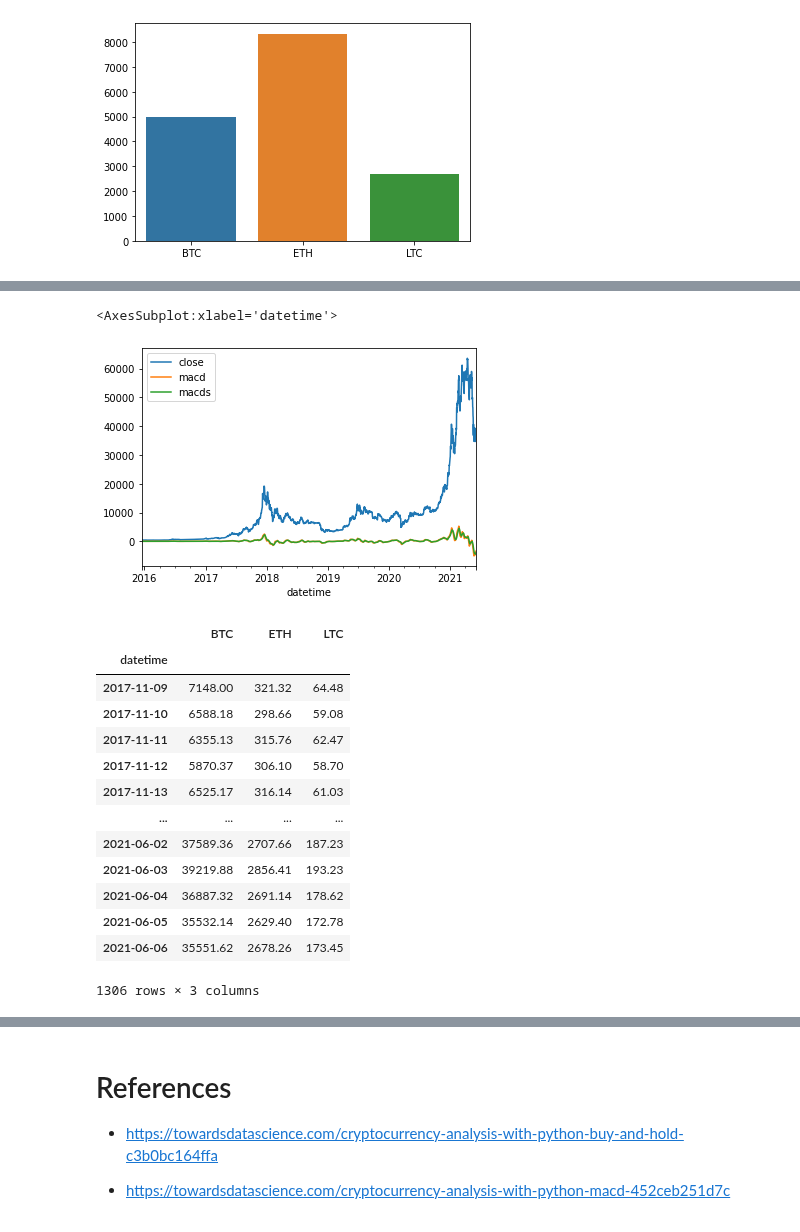
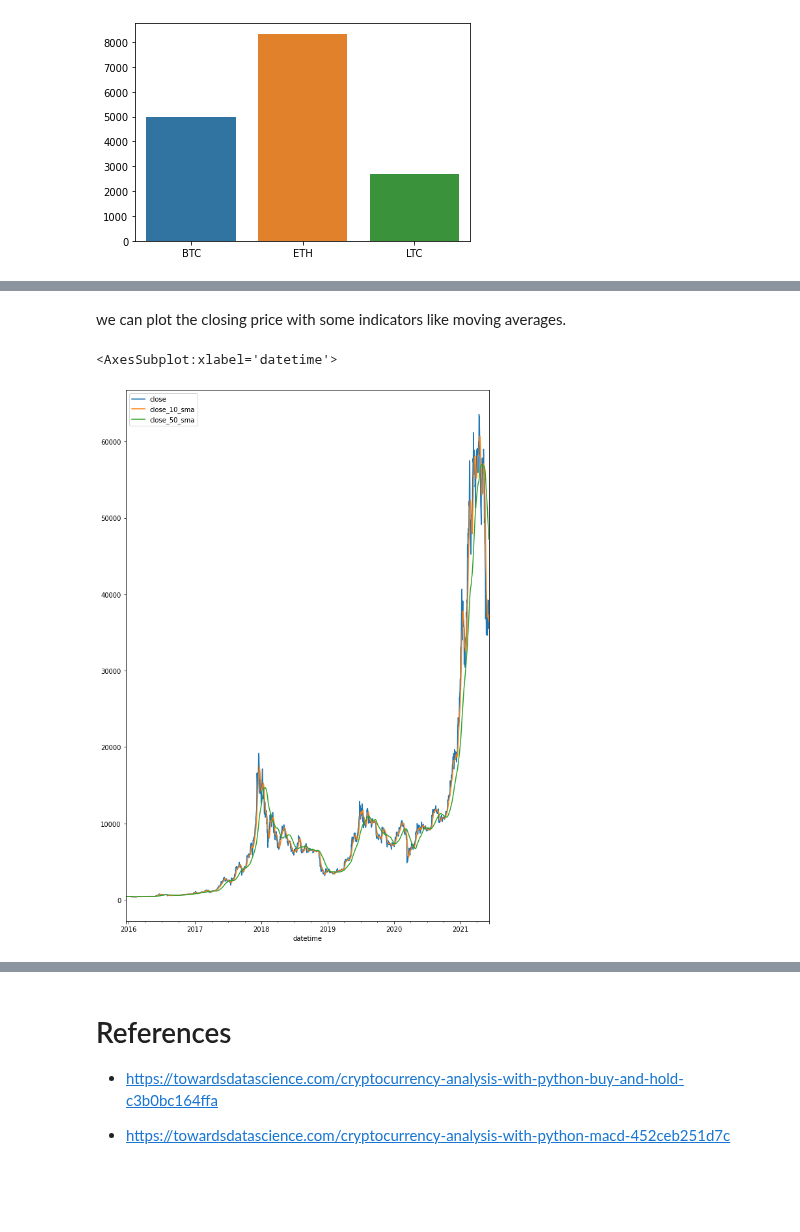
Before and after one commit to mblackstock/ds1-analytics, a Jupyter notebook: 6-crypto.ipynb, the cells around one changed output, grey strips where cells are left out. Saved outputs shown, nothing was run; the diff lists cells and outputs as text; code cells hidden in the pictures; blank space fills up the shorter version.

```diff
--- a/6-crypto.ipynb
+++ b/6-crypto.ipynb
@@ -565,6 +572,8 @@ You should consider upgrading via the '/Users/mike/.virtualenvs/ds1-analytics/bi
 # %%
 from stockstats import StockDataFrame
+
+# wrap dataframe
 df_btc = StockDataFrame.retype(df_btc)
-df_btc['macd'] = df_btc.get('macd') # calculate MACD
-df_btc.tail()
+
+df_btc[["macd","close_7_sma"]]
 # %% [output]
@@ -578,22 +594,7 @@ df_btc.tail()
+# %% [markdown]
+we can plot the closing price with some indicators like moving averages.
 # %%
-df_btc[['close','macd', 'macds']].plot()
+df_btc[['close','close_10_sma', 'close_50_sma']].plot(figsize=(10,15))
 # %% [output]
 <AxesSubplot:xlabel='datetime'>
-[figure, old version]
+[figure, new version]
-# %%
-df
-# %% [output]
-|  | BTC | ETH | LTC |
-| datetime |  |  |  |
-| 2017-11-09 | 7148.00 | 321.32 | 64.48 |
-| 2017-11-10 | 6588.18 | 298.66 | 59.08 |
-| 2017-11-11 | 6355.13 | 315.76 | 62.47 |
-| 2017-11-12 | 5870.37 | 306.10 | 58.70 |
-| 2017-11-13 | 6525.17 | 316.14 | 61.03 |
-| ... | ... | ... | ... |
-| 2021-06-02 | 37589.36 | 2707.66 | 187.23 |
-| 2021-06-03 | 39219.88 | 2856.41 | 193.23 |
-| 2021-06-04 | 36887.32 | 2691.14 | 178.62 |
-| 2021-06-05 | 35532.14 | 2629.40 | 172.78 |
-| 2021-06-06 | 35551.62 | 2678.26 | 173.45 |
-1306 rows × 3 columns
```
Also changed, not shown: parts of 15 cells of this notebook, 1 other file.
